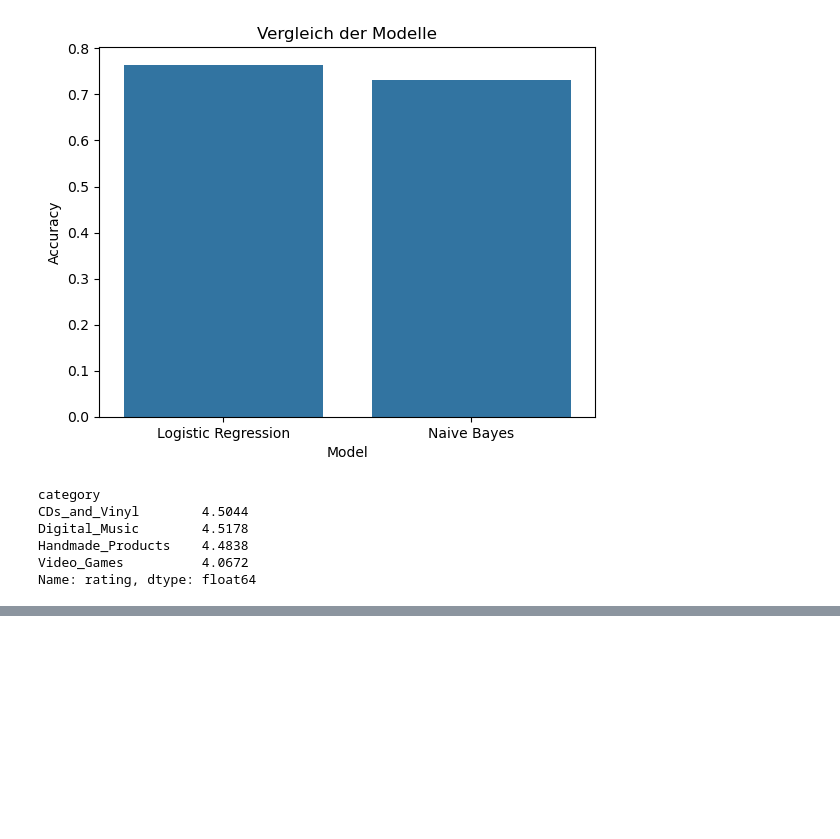
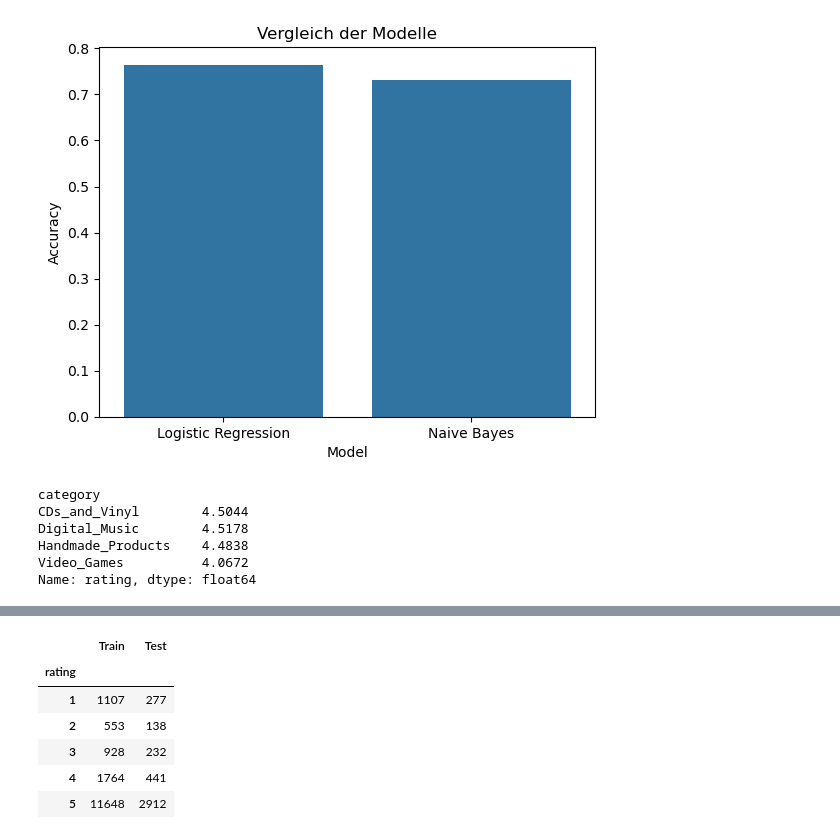
Before and after one commit to manujel/amazon-review-sentiment-analysis, a Jupyter notebook: NLP_Sentimentalanalyse.ipynb, the cells around one changed output, grey strips where cells are left out. Saved outputs shown, nothing was run; the diff lists cells and outputs as text; code cells hidden in the pictures; blank space fills up the shorter version.

```diff
--- a/NLP_Sentimentalanalyse.ipynb
+++ b/NLP_Sentimentalanalyse.ipynb
@@ -322,0 +402,18 @@ plt.show()
+# %%
+train_distribution = y_train.value_counts().sort_index()
+test_distribution = y_test.value_counts().sort_index()
+
+distribution_df = pd.DataFrame({
+    "Train": train_distribution,
+    "Test": test_distribution
+})
+
+distribution_df
+# %% [output]
+|  | Train | Test |
+| rating |  |  |
+| 1 | 1107 | 277 |
+| 2 | 553 | 138 |
+| 3 | 928 | 232 |
+| 4 | 1764 | 441 |
+| 5 | 11648 | 2912 |
```
Also changed, not shown: parts of 19 cells of this notebook.
